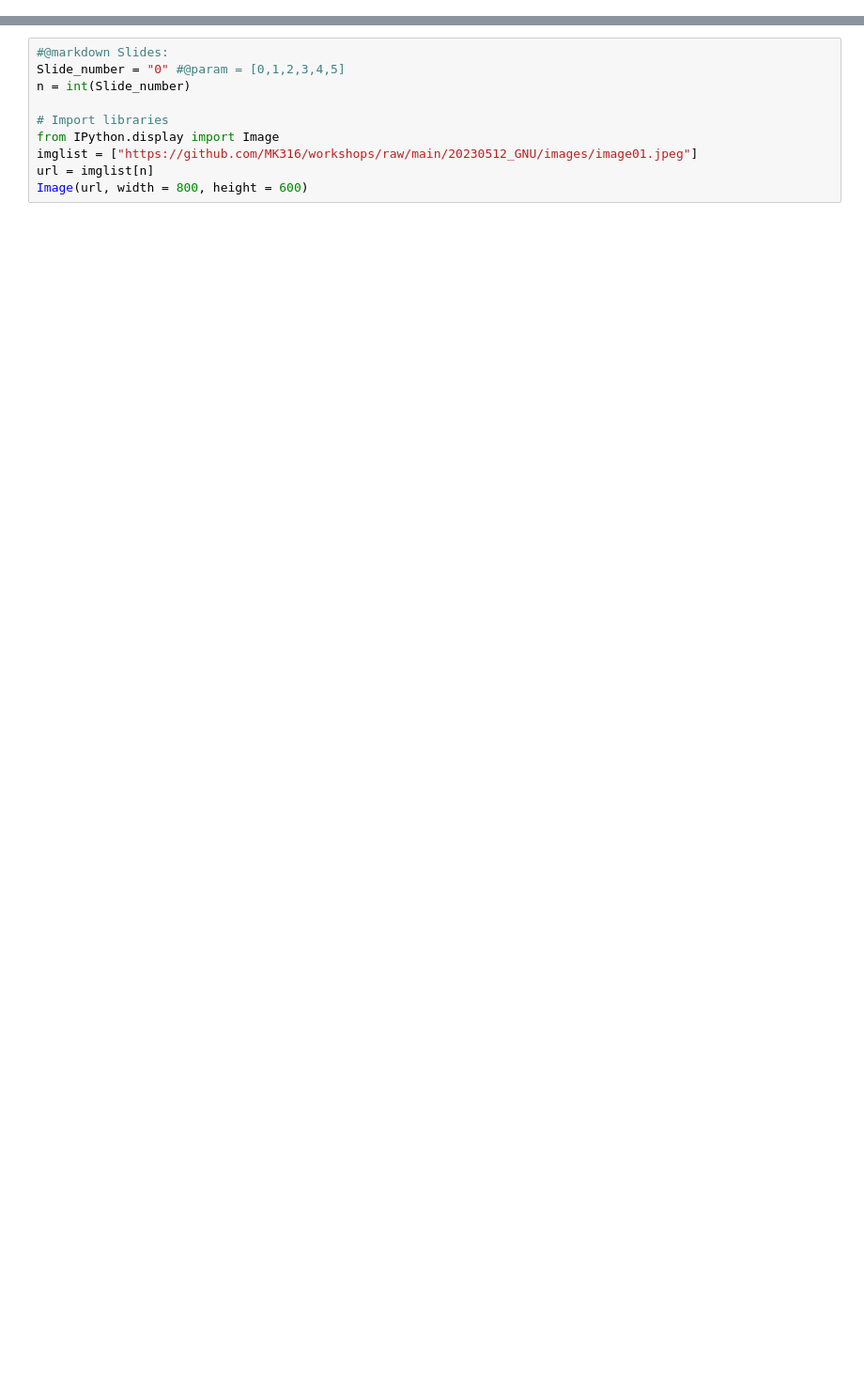
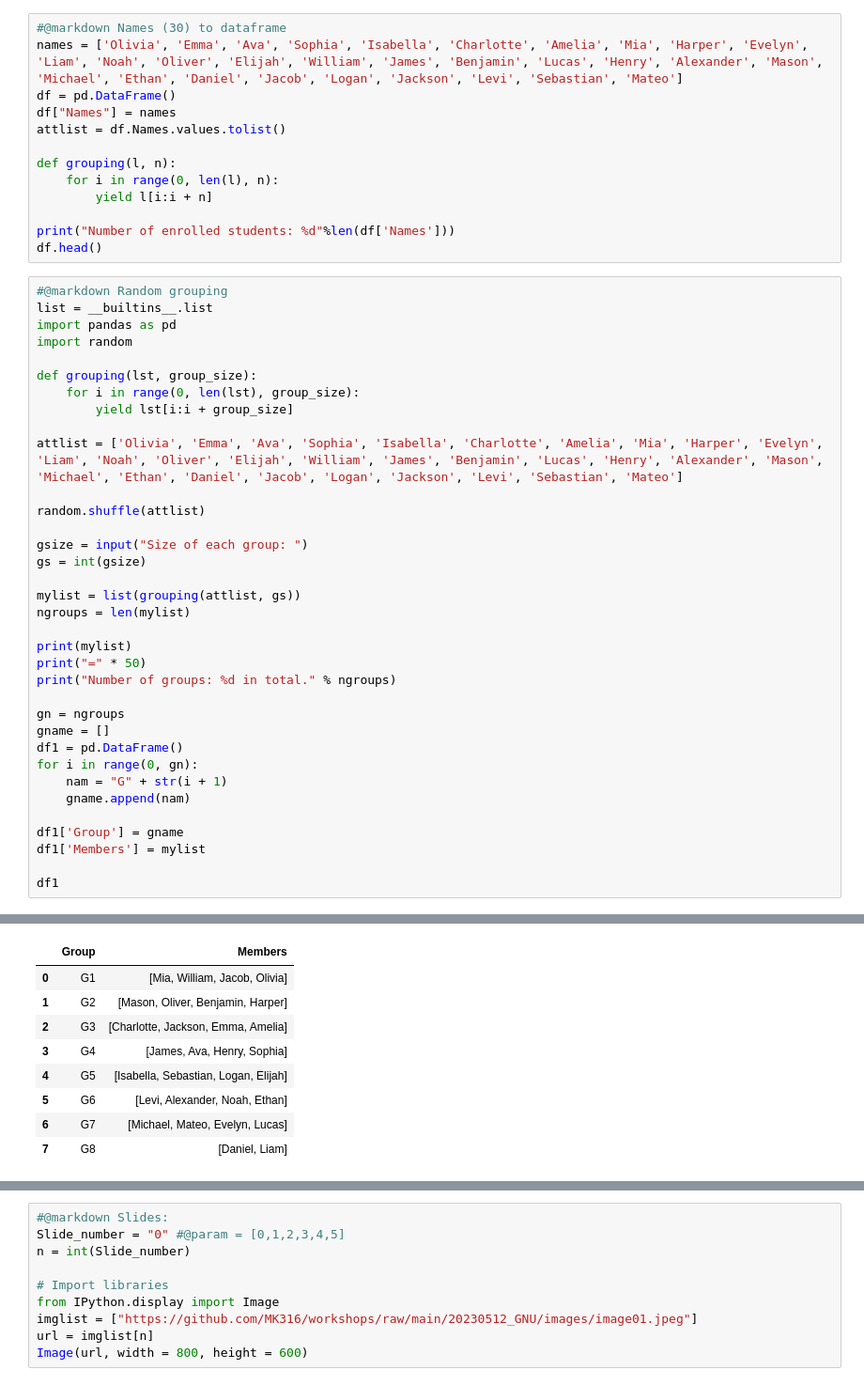
Before and after one commit to MK316/workshops, a Jupyter notebook: 20230512_GNU/GNU_session03.ipynb, the cells around one changed output, grey strips where cells are left out. Shown: that part at 94% size. Cells and saved outputs as stored; diff of their text form; blank space fills up the shorter version.

```diff
--- a/20230512_GNU/GNU_session03.ipynb
+++ b/20230512_GNU/GNU_session03.ipynb
@@ -21,0 +123,49 @@ from IPython.display import YouTubeVideo, Image, Audio, display
+# %%
+#@markdown Names (30) to dataframe
+names = ['Olivia', 'Emma', 'Ava', 'Sophia', 'Isabella', 'Charlotte', 'Amelia', 'Mia', 'Harper', 'Evelyn', 'Liam', 'Noah', 'Oliver', 'Elijah', 'William', 'James', 'Benjamin', 'Lucas', 'Henry', 'Alexander', 'Mason', 'Michael', 'Ethan', 'Daniel', 'Jacob', 'Logan', 'Jackson', 'Levi', 'Sebastian', 'Mateo']
+df = pd.DataFrame()
+df["Names"] = names
+attlist = df.Names.values.tolist()
+
+def grouping(l, n):
+    for i in range(0, len(l), n):
+        yield l[i:i + n]
+
+print("Number of enrolled students: %d"%len(df['Names']))
+df.head()
+# %%
+#@markdown Random grouping
+list = __builtins__.list
+import pandas as pd
+import random
+
+def grouping(lst, group_size):
+    for i in range(0, len(lst), group_size):
+        yield lst[i:i + group_size]
+
+attlist = ['Olivia', 'Emma', 'Ava', 'Sophia', 'Isabella', 'Charlotte', 'Amelia', 'Mia', 'Harper', 'Evelyn', 'Liam', 'Noah', 'Oliver', 'Elijah', 'William', 'James', 'Benjamin', 'Lucas', 'Henry', 'Alexander', 'Mason', 'Michael', 'Ethan', 'Daniel', 'Jacob', 'Logan', 'Jackson', 'Levi', 'Sebastian', 'Mateo']
+
+random.shuffle(attlist)
+
+gsize = input("Size of each group: ")
+gs = int(gsize)
+
+mylist = list(grouping(attlist, gs))
+ngroups = len(mylist)
+
+print(mylist)
+print("=" * 50)
+print("Number of groups: %d in total." % ngroups)
+
+gn = ngroups
+gname = []
+df1 = pd.DataFrame()
+for i in range(0, gn):
+    nam = "G" + str(i + 1)
+    gname.append(nam)
+
+df1['Group'] = gname
+df1['Members'] = mylist
+
+df1
+# %% [output]
@@ -21,0 +176,9 @@ from IPython.display import YouTubeVideo, Image, Audio, display
+|  | Group | Members |
+| 0 | G1 | [Mia, William, Jacob, Olivia] |
+| 1 | G2 | [Mason, Oliver, Benjamin, Harper] |
+| 2 | G3 | [Charlotte, Jackson, Emma, Amelia] |
+| 3 | G4 | [James, Ava, Henry, Sophia] |
+| 4 | G5 | [Isabella, Sebastian, Logan, Elijah] |
+| 5 | G6 | [Levi, Alexander, Noah, Ethan] |
+| 6 | G7 | [Michael, Mateo, Evelyn, Lucas] |
+| 7 | G8 | [Daniel, Liam] |
```
Also changed, not shown: parts of 59 cells of this notebook.
